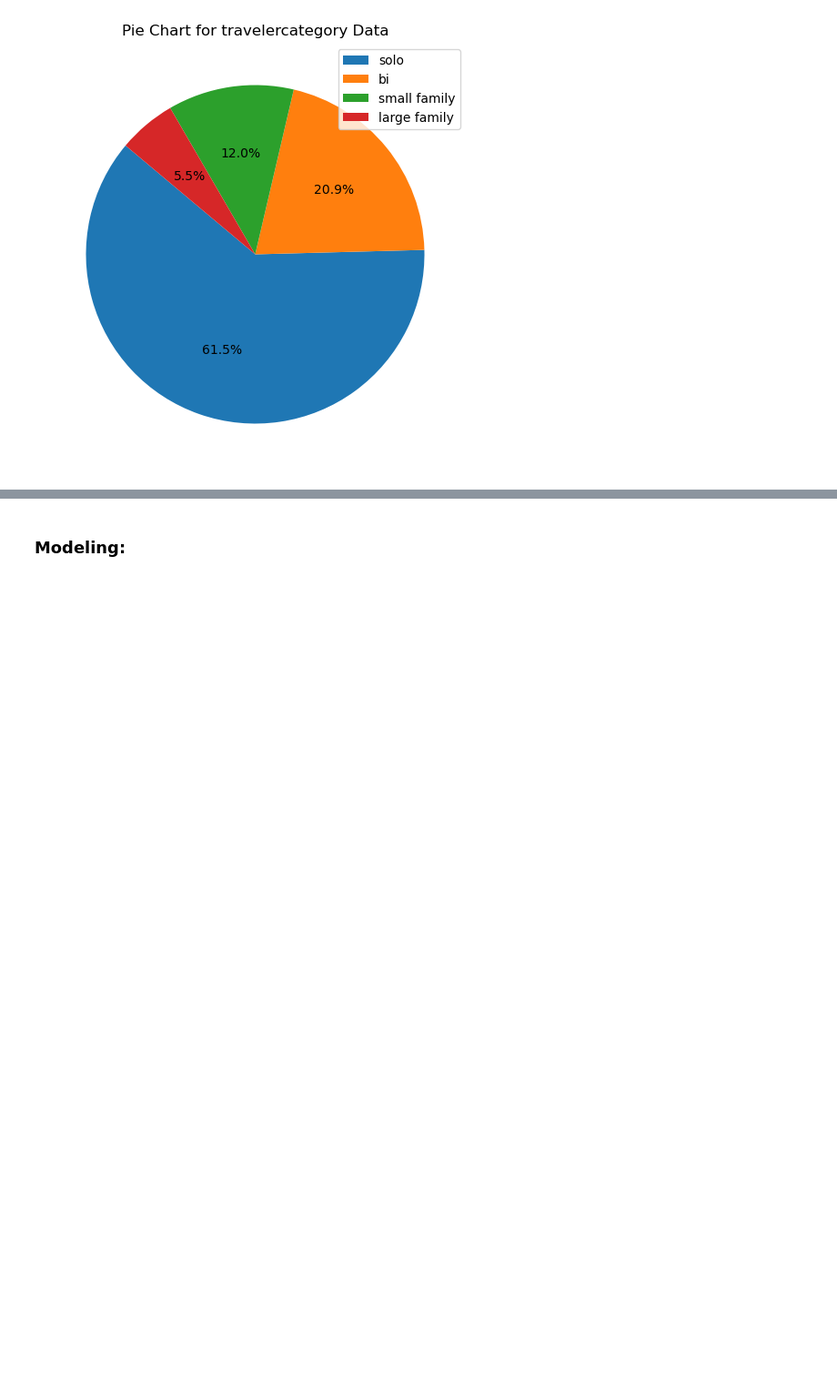
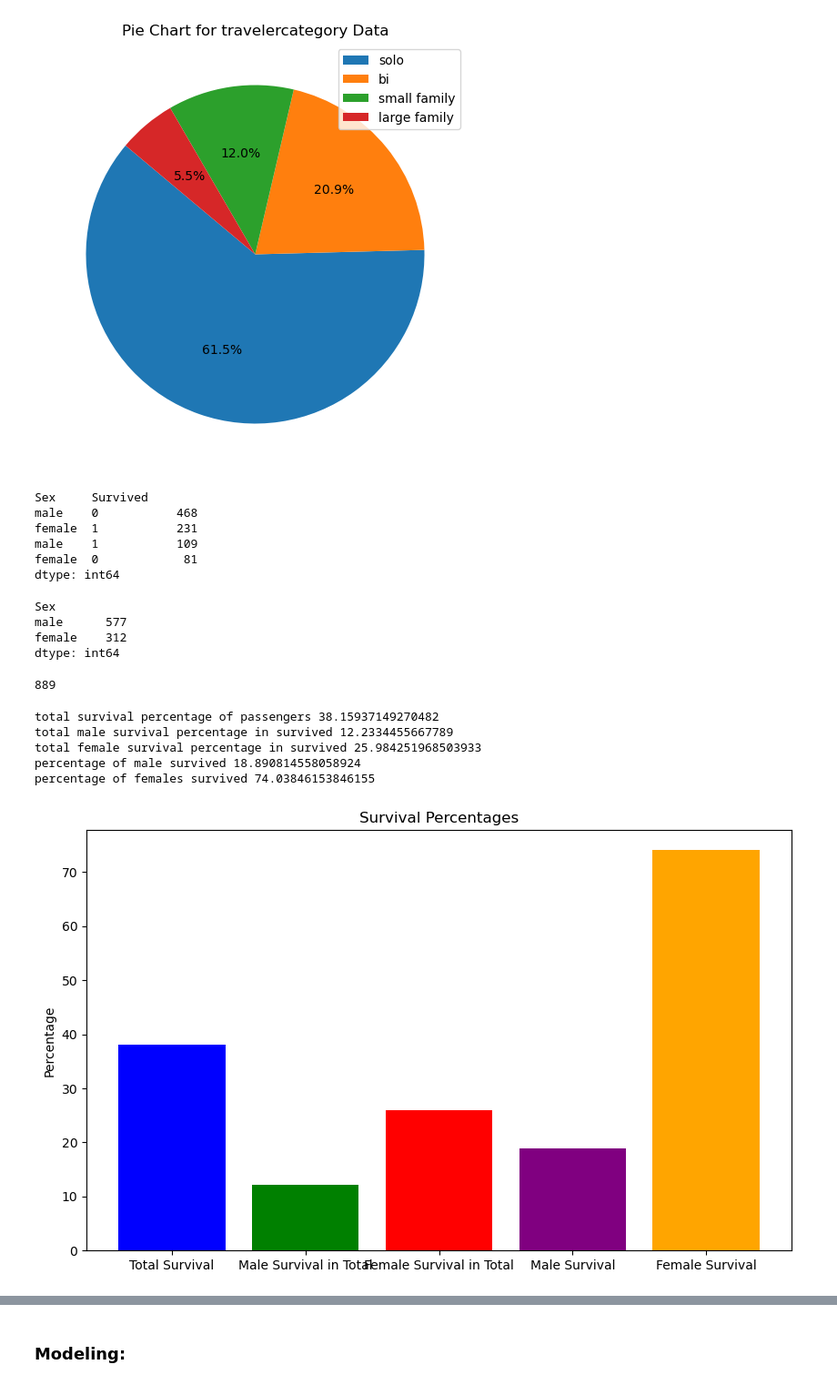
Before and after one commit to povphearum/projectDS, a Jupyter notebook: Project.ipynb, the cells around one changed output, grey strips where cells are left out. Shown: that part at 91% size. Saved outputs shown, nothing was run; the diff lists cells and outputs as text; code cells hidden in the pictures; blank space fills up the shorter version.

```diff
--- a/Project.ipynb
+++ b/Project.ipynb
@@ -293,3 +318,54 @@ plt.title('Pie Chart for travelercategory Data')
 plt.show()
 # %% [output]
 [figure]
+# %%
+titanic_data[['Sex','Survived']].value_counts()
+# %% [output]
+Sex     Survived
+male    0           468
+female  1           231
+male    1           109
+female  0            81
+dtype: int64
+# %%
+titanic_data[['Sex']].value_counts()
+# %% [output]
+Sex
+male      577
+female    312
+dtype: int64
+# %%
+titanic_data['Sex'].count()
+# %% [output]
+889
+# %%
+# % of male survived = survived male passengers /total male passenger
+t_s=((231+109)/891)*100
+t_m_s=(109/891)*100
+t_f_s=(231/889)*100
+p_m=(109/577)*100
+f_m=(231/312)*100
+print('total survival percentage of passengers',t_s )
+print('total male survival percentage in survived',t_m_s)
+print('total female survival percentage in survived',t_f_s)
+print('percentage of male survived', p_m)
+print('percentage of females survived', f_m)
+
+
+# Data
+categories = ['Total Survival', 'Male Survival in Total', 'Female Survival in Total', 'Male Survival', 'Female Survival']
+percentages = [t_s, t_m_s, t_f_s, p_m, f_m]
+
+# Create a bar plot
+plt.figure(figsize=(10, 6))
+plt.bar(categories, percentages, color=['blue', 'green', 'red', 'purple', 'orange'])
+plt.title('Survival Percentages')
+plt.ylabel('Percentage')
+plt.show()
+# %% [output]
+total survival percentage of passengers 38.15937149270482
+total male survival percentage in survived 12.2334455667789
+total female survival percentage in survived 25.984251968503933
+percentage of male survived 18.890814558058924
+percentage of females survived 74.03846153846155
+[figure, added]
```
Also changed, not shown: parts of 12 cells of this notebook.
